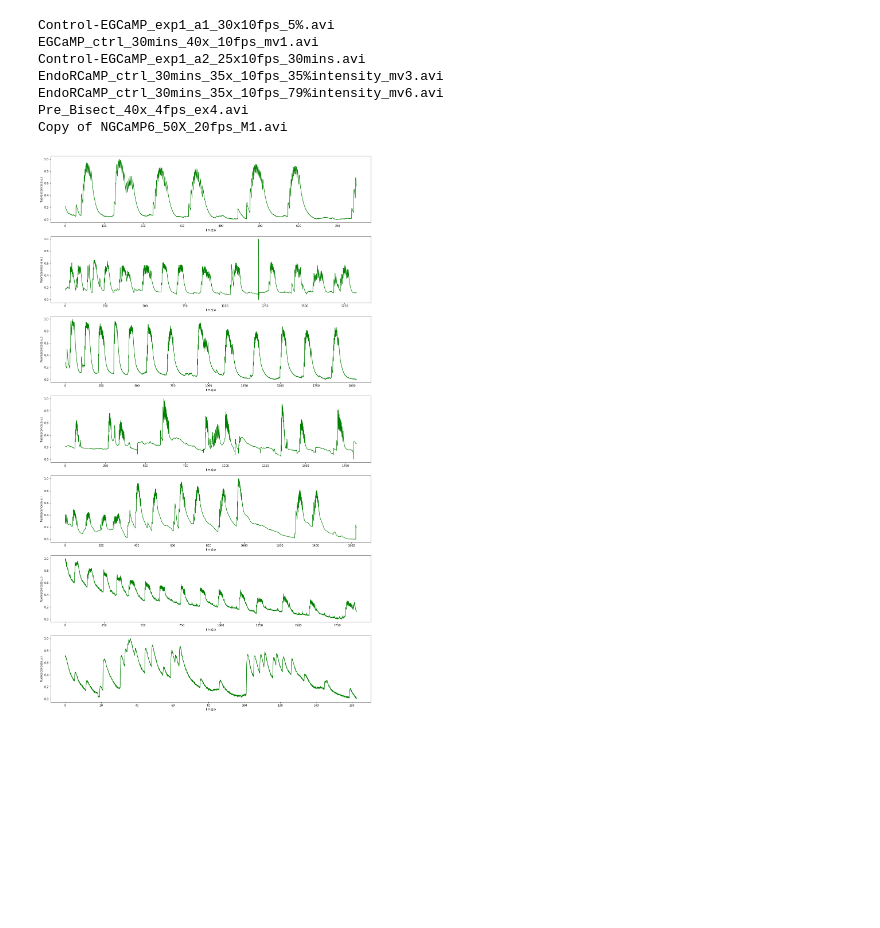
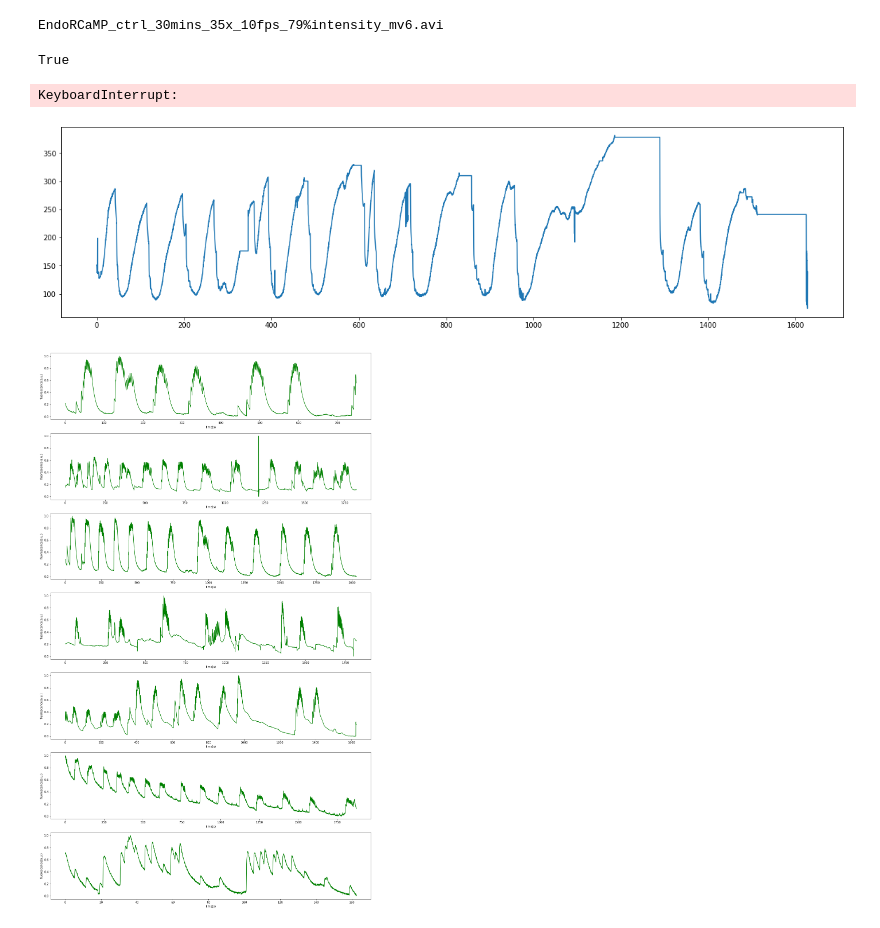
Before and after one commit to hengjiwang/hydracv, a Jupyter notebook: hydracv/fluo_analysis.ipynb, the cells around one changed output. Drawn from its saved outputs; the diff is of its cells as text; code cells hidden in the pictures; blank space fills up the shorter version.

Commit message:
Added function for midline length

```diff
--- a/hydracv/fluo_analysis.ipynb
+++ b/hydracv/fluo_analysis.ipynb
@@ -21,24 +22,29 @@ PATHNAME = ["/home/hengji/Documents/hydra/videos/Control-EGCaMP_exp1_a1_30x10fps
 FPS = [10, 10, 10, 10, 10, 4, 20]
 # %%
 # Create an analyzer
-# anlzr = Analyzer()
+anlzr = Analyzer()
 
 # Or... Import a saved one
-anlzr = pickle.load(open("./objects/2020-04-01-23-24.txt", "rb"))
+# anlzr = pickle.load(open("./objects/2020-04-01-23-24.txt", "rb"))
 # %%
 # Add video to the analyzer
+PATHNAME = ["/home/shashank/Downloads/test_class/EndoRCaMP_ctrl_30mins_35x_10fps_79%intensity_mv6.avi"]
+FPS = [10]
 anlzr.add_videos(pathname=PATHNAME, fps=FPS)
 # %%
 # Check the added videos
 anlzr.videos()
 # %% [output]
-Control-EGCaMP_exp1_a1_30x10fps_5%.avi
-EGCaMP_ctrl_30mins_40x_10fps_mv1.avi
-Control-EGCaMP_exp1_a2_25x10fps_30mins.avi
-EndoRCaMP_ctrl_30mins_35x_10fps_35%intensity_mv3.avi
 EndoRCaMP_ctrl_30mins_35x_10fps_79%intensity_mv6.avi
-Pre_Bisect_40x_4fps_ex4.avi
-Copy of NGCaMP6_50X_20fps_M1.avi
+# %%
+anlzr.find_midline()
+# %% [output]
+True
+KeyboardInterrupt:
+# %%
+anlzr.plot_midline_len()
+# %% [output]
+[figure, added]
 # %%
 # Trace the fluorescences
 anlzr.trace_fluos(normalized=True,
```
Also changed, not shown: parts of 1 cell of this notebook, 2 other files.
